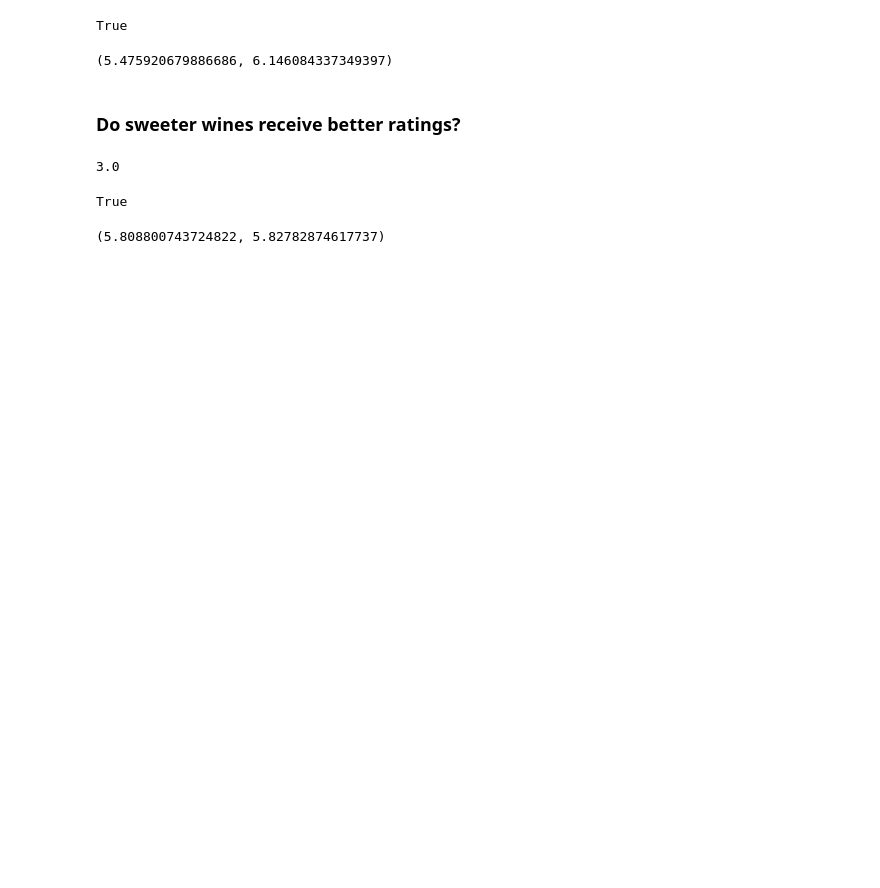
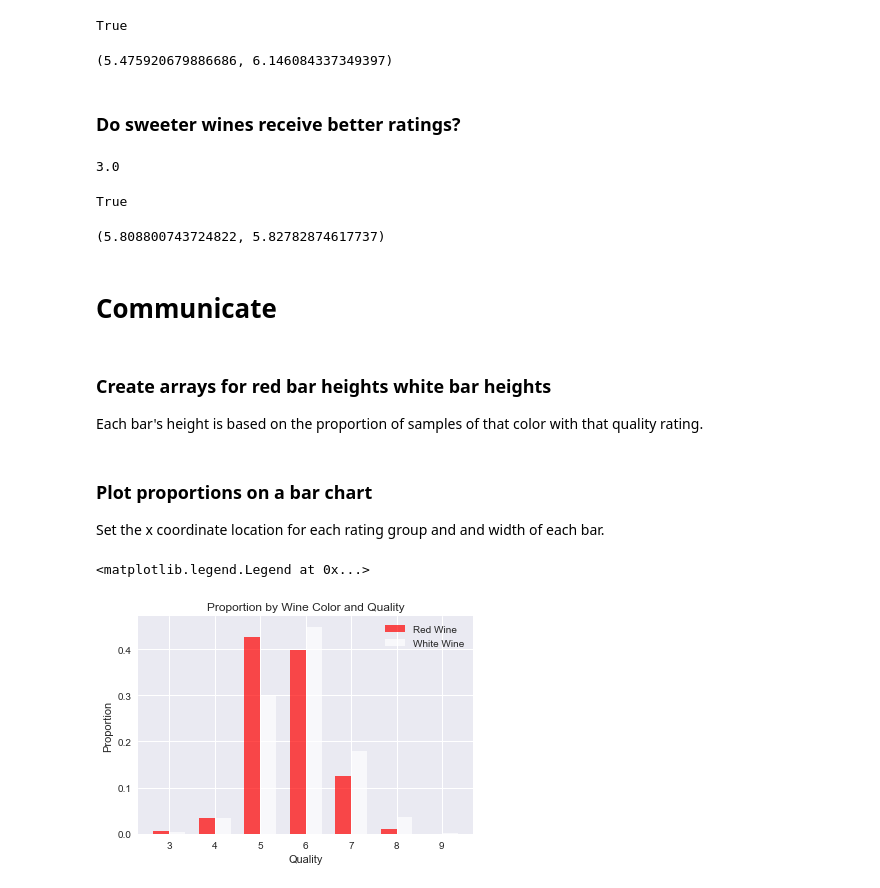
Before and after one commit to jeremy-dai/EDA-Red-Wine, a Jupyter notebook: Red and White Wine.ipynb, the cells around one changed output. Drawn from its saved outputs; the diff is of its cells as text; code cells hidden in the pictures; blank space fills up the shorter version.

Commit message:
Feat add figures

```diff
--- a/Red and White Wine.ipynb
+++ b/Red and White Wine.ipynb
@@ -224,3 +226,46 @@ True
 low_sugar.quality.mean(), high_sugar.quality.mean()
 # %% [output]
 (5.808800743724822, 5.82782874617737)
+# %% [markdown]
+#  Communicate
+# %%
+import matplotlib.pyplot as plt
+% matplotlib inline
+import seaborn as sns
+sns.set_style('darkgrid')
+# %% [markdown]
+### Create arrays for red bar heights white bar heights
+Each bar's height is based on the proportion of samples of that color with that quality rating.
+# %%
+# get counts for each rating and color
+color_counts = wine_df.groupby(['color', 'quality']).count()['pH']
+# get total counts for each color
+color_totals = wine_df.groupby('color').count()['pH']
+# get proportions
+red_proportions = color_counts['red'] / color_totals['red']
+white_proportions = color_counts['white'] / color_totals['white']
+# %% [markdown]
+### Plot proportions on a bar chart
+Set the x coordinate location for each rating group and and width of each bar.
+# %%
+red_proportions['9'] = 0 # We're missing a red wine value for a the 9 rating
+ind = np.arange(len(red_proportions))  # the x locations for the groups
+width = 0.35       # the width of the bars
+
+# plot bars
+red_bars = plt.bar(ind, red_proportions, width, color='r', alpha=.7, label='Red Wine')
+white_bars = plt.bar(ind + width, white_proportions, width, color='w', alpha=.7, label='White Wine')
+
+# title and labels
+plt.ylabel('Proportion')
+plt.xlabel('Quality')
+plt.title('Proportion by Wine Color and Quality')
+locations = ind + width / 2  # xtick locations
+labels = ['3', '4', '5', '6', '7', '8', '9']  # xtick labels
+plt.xticks(locations, labels)
+
+# legend
+plt.legend()
+# %% [output]
+<matplotlib.legend.Legend at 0x...>
+[figure, added]
```
Also changed, not shown: parts of 3 cells of this notebook.
